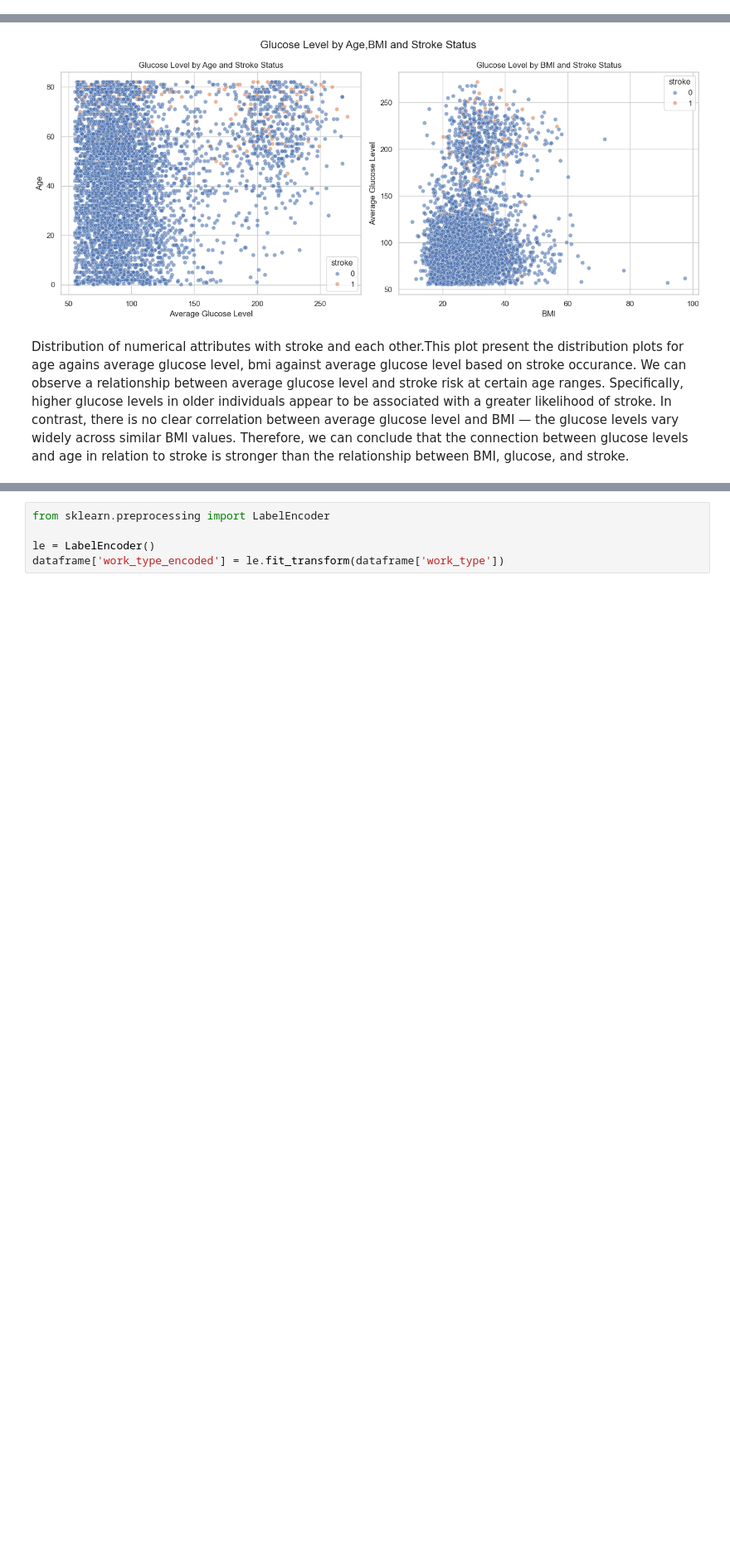
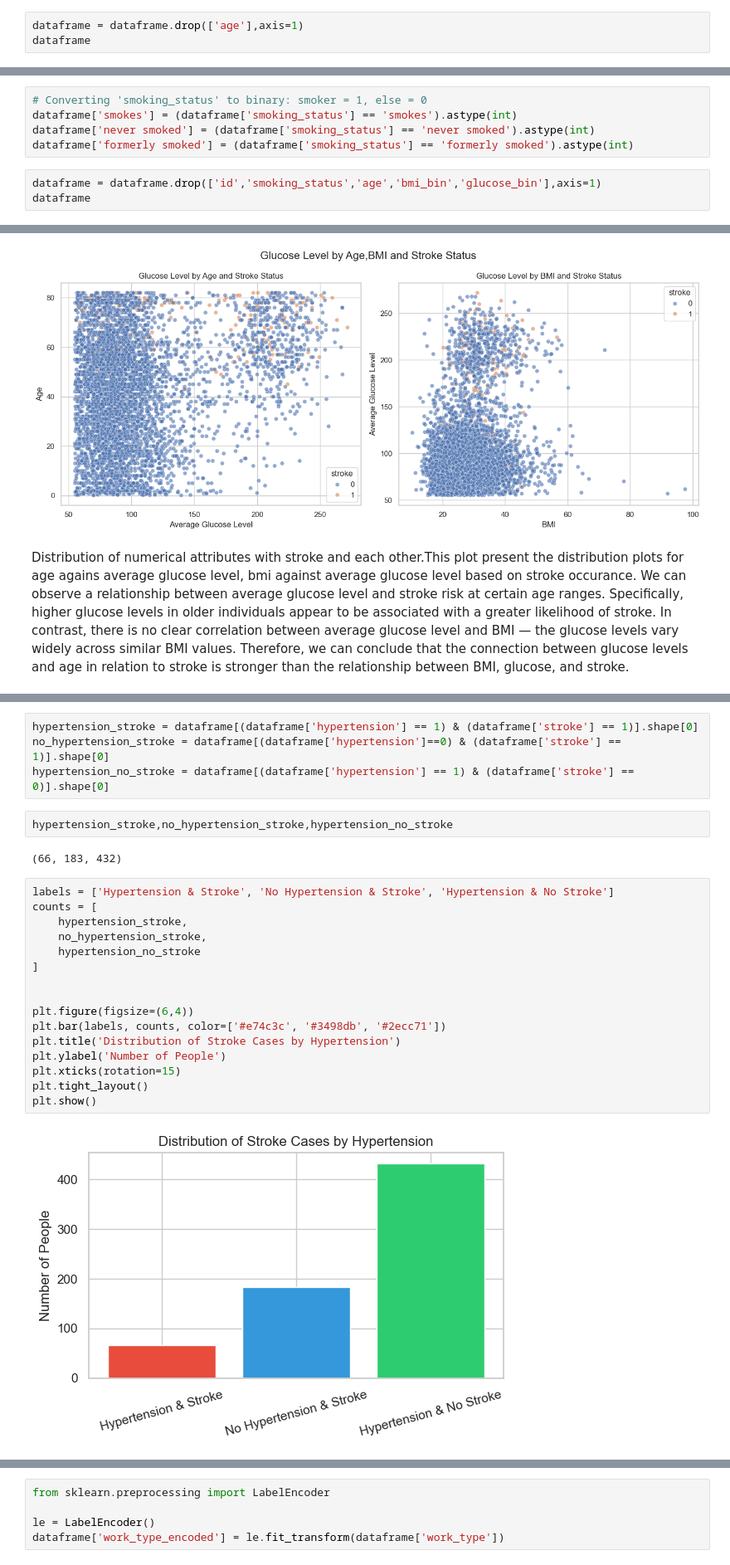
Before and after one commit to alexakh95/Data_mining, a Jupyter notebook: Project/data_project.ipynb, the cells around one changed output, grey strips where cells are left out. Shown at 83% size. Drawn from its saved outputs; the diff is of its cells as text; blank space fills up the shorter version.

```diff
--- a/Project/data_project.ipynb
+++ b/Project/data_project.ipynb
@@ -127,0 +169,3 @@ dataframe
+# %%
+dataframe = dataframe.drop(['age'],axis=1)
+dataframe
@@ -127,0 +188,8 @@ dataframe
+# %%
+# Converting 'smoking_status' to binary: smoker = 1, else = 0
+dataframe['smokes'] = (dataframe['smoking_status'] == 'smokes').astype(int)
+dataframe['never smoked'] = (dataframe['smoking_status'] == 'never smoked').astype(int)
+dataframe['formerly smoked'] = (dataframe['smoking_status'] == 'formerly smoked').astype(int)
+# %%
+dataframe = dataframe.drop(['id','smoking_status','age','bmi_bin','glucose_bin'],axis=1)
+dataframe
@@ -160,0 +262,26 @@ We can observe a relationship between average glucose level and stroke risk at c
+# %%
+hypertension_stroke = dataframe[(dataframe['hypertension'] == 1) & (dataframe['stroke'] == 1)].shape[0]
+no_hypertension_stroke = dataframe[(dataframe['hypertension']==0) & (dataframe['stroke'] == 1)].shape[0]
+hypertension_no_stroke = dataframe[(dataframe['hypertension'] == 1) & (dataframe['stroke'] == 0)].shape[0]
+# %%
+hypertension_stroke,no_hypertension_stroke,hypertension_no_stroke
+# %% [output]
+(66, 183, 432)
+# %%
+labels = ['Hypertension & Stroke', 'No Hypertension & Stroke', 'Hypertension & No Stroke']
+counts = [
+    hypertension_stroke,
+    no_hypertension_stroke,
+    hypertension_no_stroke
+]
+
+
+plt.figure(figsize=(6,4))
+plt.bar(labels, counts, color=['#e74c3c', '#3498db', '#2ecc71'])
+plt.title('Distribution of Stroke Cases by Hypertension')
+plt.ylabel('Number of People')
+plt.xticks(rotation=15)
+plt.tight_layout()
+plt.show()
+# %% [output]
+[figure, added]
```
Also changed, not shown: parts of 37 cells of this notebook.
